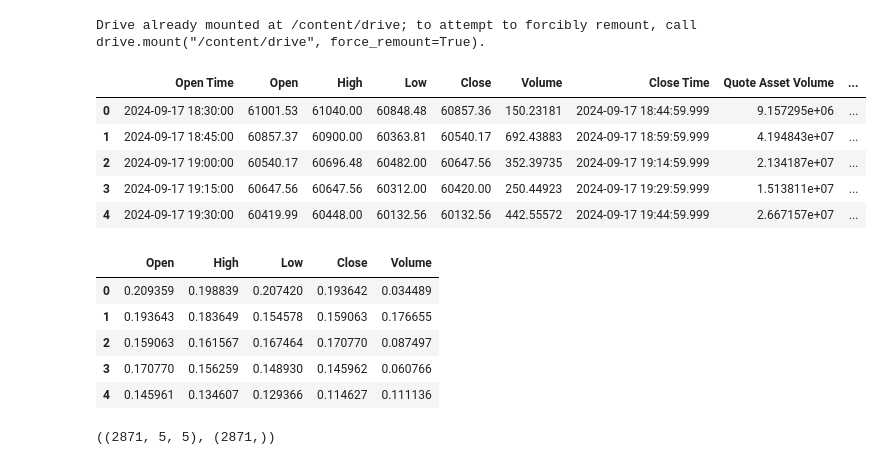
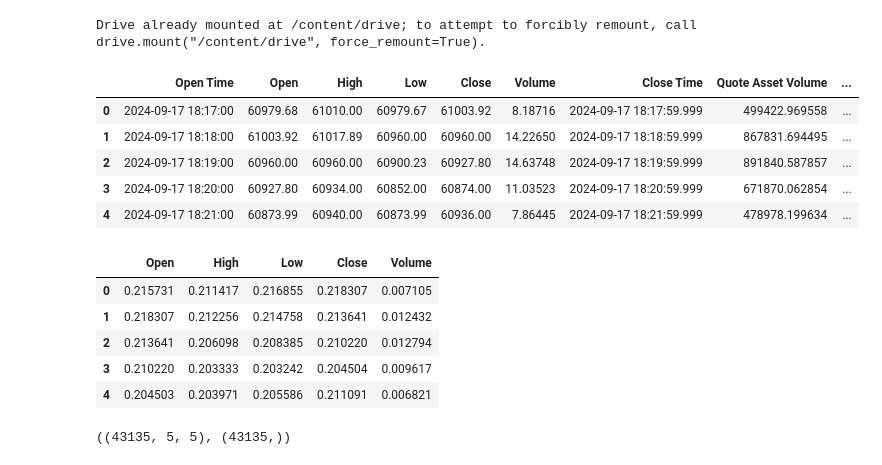
Before and after one commit to Zezoo123/DeFi-Arbitrage-and-Prediction-Tool, a Jupyter notebook: neural_networks/lstm.ipynb, the cells around one changed output. Drawn from its saved outputs; the diff is of its cells as text; code cells hidden in the pictures.

```diff
--- a/neural_networks/lstm.ipynb
+++ b/neural_networks/lstm.ipynb
@@ -14,15 +14,15 @@ from sklearn.preprocessing import MinMaxScaler
 # %%
 folderpath = '/content/drive/MyDrive/BTC/'
 
-df = pd.read_csv(folderpath + '15m.csv')
+df = pd.read_csv(folderpath + '1m.csv')
 df.head()
 # %% [output]
 |  | Open Time | Open | High | Low | Close | Volume | Close Time | Quote Asset Volume | ... |
-| 0 | 2024-09-17 18:30:00 | 61001.53 | 61040.00 | 60848.48 | 60857.36 | 150.23181 | 2024-09-17 18:44:59.999 | 9.157295e+06 | ... |
-| 1 | 2024-09-17 18:45:00 | 60857.37 | 60900.00 | 60363.81 | 60540.17 | 692.43883 | 2024-09-17 18:59:59.999 | 4.194843e+07 | ... |
-| 2 | 2024-09-17 19:00:00 | 60540.17 | 60696.48 | 60482.00 | 60647.56 | 352.39735 | 2024-09-17 19:14:59.999 | 2.134187e+07 | ... |
-| 3 | 2024-09-17 19:15:00 | 60647.56 | 60647.56 | 60312.00 | 60420.00 | 250.44923 | 2024-09-17 19:29:59.999 | 1.513811e+07 | ... |
-| 4 | 2024-09-17 19:30:00 | 60419.99 | 60448.00 | 60132.56 | 60132.56 | 442.55572 | 2024-09-17 19:44:59.999 | 2.667157e+07 | ... |
+| 0 | 2024-09-17 18:17:00 | 60979.68 | 61010.00 | 60979.67 | 61003.92 | 8.18716 | 2024-09-17 18:17:59.999 | 499422.969558 | ... |
+| 1 | 2024-09-17 18:18:00 | 61003.92 | 61017.89 | 60960.00 | 60960.00 | 14.22650 | 2024-09-17 18:18:59.999 | 867831.694495 | ... |
+| 2 | 2024-09-17 18:19:00 | 60960.00 | 60960.00 | 60900.23 | 60927.80 | 14.63748 | 2024-09-17 18:19:59.999 | 891840.587857 | ... |
+| 3 | 2024-09-17 18:20:00 | 60927.80 | 60934.00 | 60852.00 | 60874.00 | 11.03523 | 2024-09-17 18:20:59.999 | 671870.062854 | ... |
+| 4 | 2024-09-17 18:21:00 | 60873.99 | 60940.00 | 60873.99 | 60936.00 | 7.86445 | 2024-09-17 18:21:59.999 | 478978.199634 | ... |
 # %%
 # Preprocess data
 df_processed = df[['Open', 'High', 'Low', 'Close', 'Volume']]
@@ -33,11 +33,11 @@ df_processed = pd.DataFrame(scaled_data, columns=df_processed.columns)
 df_processed.head()
 # %% [output]
 |  | Open | High | Low | Close | Volume |
-| 0 | 0.209359 | 0.198839 | 0.207420 | 0.193642 | 0.034489 |
-| 1 | 0.193643 | 0.183649 | 0.154578 | 0.159063 | 0.176655 |
-| 2 | 0.159063 | 0.161567 | 0.167464 | 0.170770 | 0.087497 |
-| 3 | 0.170770 | 0.156259 | 0.148930 | 0.145962 | 0.060766 |
-| 4 | 0.145961 | 0.134607 | 0.129366 | 0.114627 | 0.111136 |
+| 0 | 0.215731 | 0.211417 | 0.216855 | 0.218307 | 0.007105 |
+| 1 | 0.218307 | 0.212256 | 0.214758 | 0.213641 | 0.012432 |
+| 2 | 0.213641 | 0.206098 | 0.208385 | 0.210220 | 0.012794 |
+| 3 | 0.210220 | 0.203333 | 0.203242 | 0.204504 | 0.009617 |
+| 4 | 0.204503 | 0.203971 | 0.205586 | 0.211091 | 0.006821 |
 # %%
 # [[[1], [2], [3], [4], [5]]] [6]
 # [[[2], [3], [4], [5], [6]]] [7]
@@ -57,7 +57,7 @@ WINDOW_SIZE = 5
 X, y = df_to_X_y(df_processed, window_size=WINDOW_SIZE)
 X.shape, y.shape
 # %% [output]
-((2871, 5, 5), (2871,))
+((43135, 5, 5), (43135,))
 # %%
 #Split the data
 split = int(0.8 * len(X))
```
Also changed, not shown: parts of 3 cells of this notebook.
